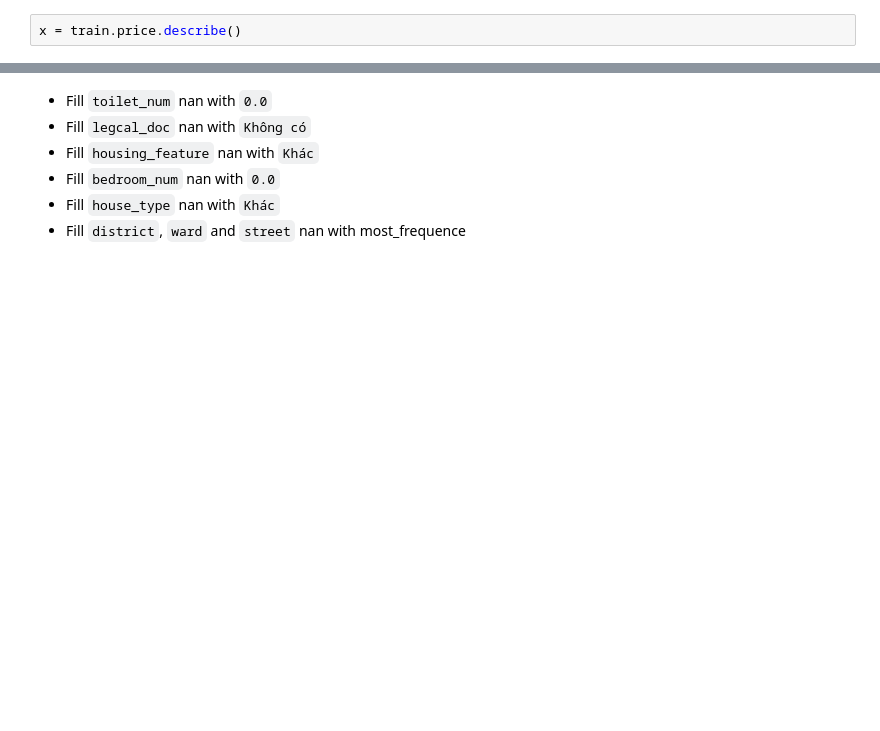
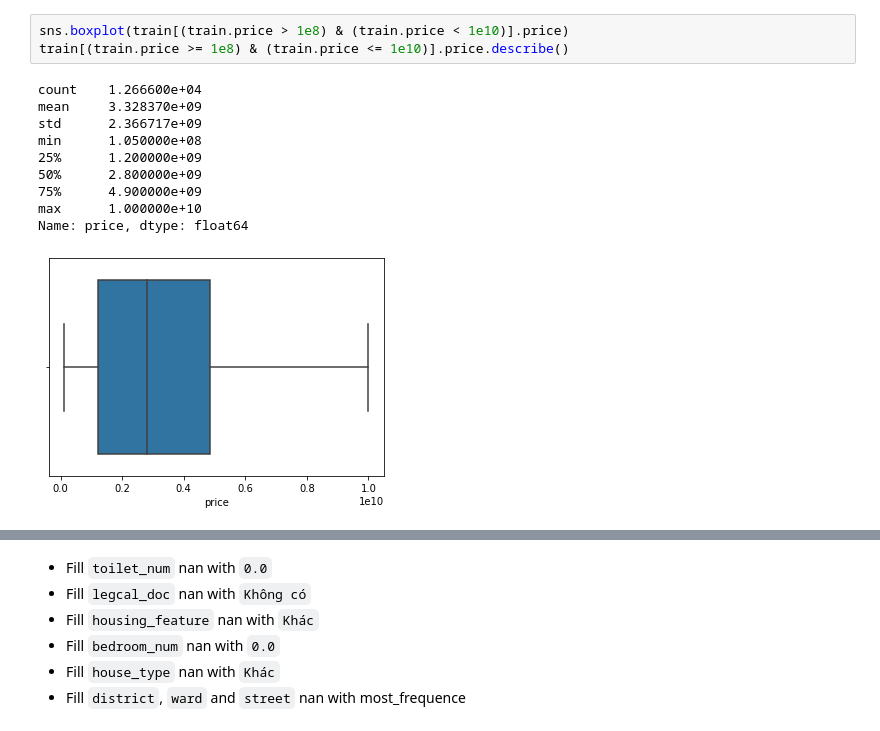
Before and after one commit to VoNhatVinh/DataScienceProject, a Jupyter notebook: data/Untitled.ipynb, the cells around one changed output, grey strips where cells are left out. Cells and saved outputs as stored; diff of their text form; blank space fills up the shorter version.

```diff
--- a/data/Untitled.ipynb
+++ b/data/Untitled.ipynb
@@ -22,3 +23,15 @@ train.sample(3)
-# %%
-x = train.price.describe()
+# %%
+sns.boxplot(train[(train.price > 1e8) & (train.price < 1e10)].price)
+train[(train.price >= 1e8) & (train.price <= 1e10)].price.describe()
+# %% [output]
+count    1.266600e+04
+mean     3.328370e+09
+std      2.366717e+09
+min      1.050000e+08
+25%      1.200000e+09
+50%      2.800000e+09
+75%      4.900000e+09
+max      1.000000e+10
+Name: price, dtype: float64
+[figure, added]
 # %%
```
Also changed, not shown: parts of 15 cells of this notebook.
